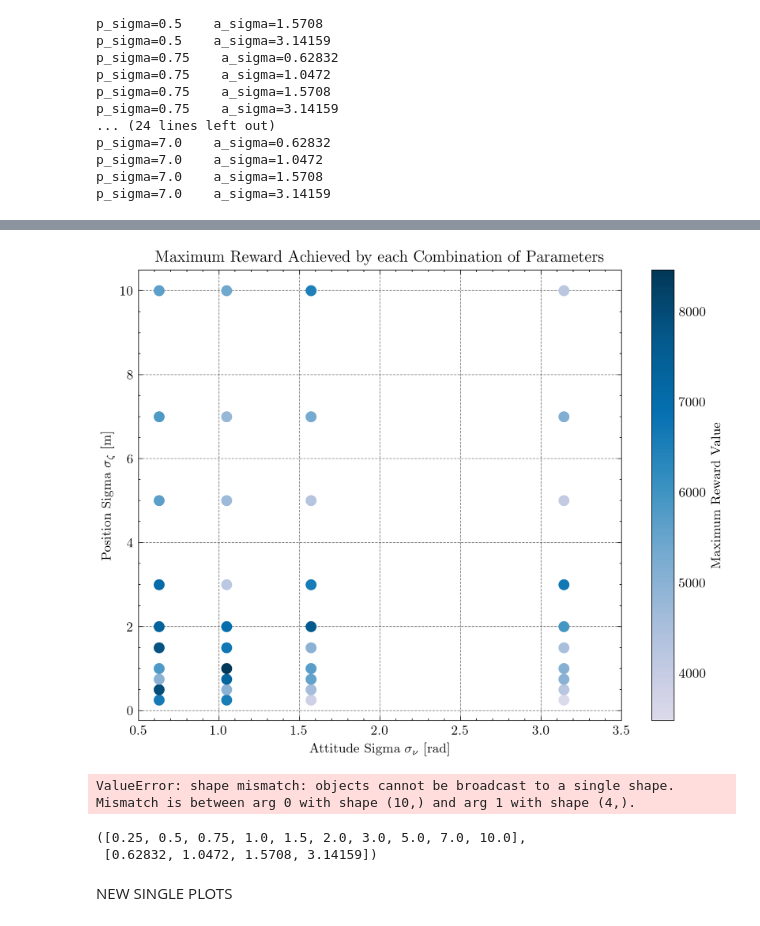
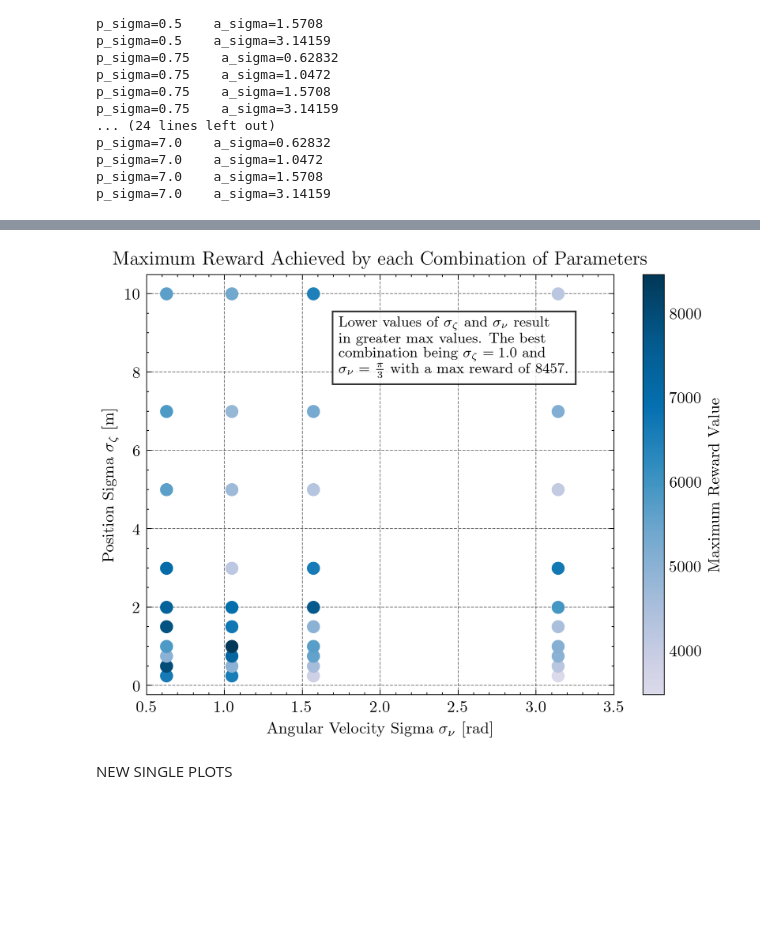
Before and after one commit to fidhalkotta/gym-copter-FTC, a Jupyter notebook: drl/experimentation/rewardModels/modelB/plotTrainingB.ipynb, the cells around one changed output, grey strips where cells are left out. Cells and saved outputs as stored; diff of their text form; code cells hidden in the pictures; blank space fills up the shorter version.

```diff
--- a/drl/experimentation/rewardModels/modelB/plotTrainingB.ipynb
+++ b/drl/experimentation/rewardModels/modelB/plotTrainingB.ipynb
@@ -13,12 +13,35 @@ import seaborn as sns
 from scipy import stats
 import tensorboard as tb
 import os
+from sklearn.metrics import mean_squared_error
+
 
 import scienceplots
 mpl.rc_file_defaults()
 mpl.rcParams['figure.dpi'] = 300
 mpl.rcParams["legend.edgecolor"] = 'black'
-plt.rc('legend', fontsize=8)
+plt.rc('legend', fontsize=10)
+
+def calc_RMSE(data,
+              real_values=(0, 0, 5, 0, 0),
+              cols=('x', 'y', 'z', 'phi', 'theta'),
+              z_settling_time=0,
+              ):
+    # Compute the RMSE for each column
+    for i, col in enumerate(cols):
+        pred = data[col]
+
+        if col == 'z':
+            pred = data.query('real_time >= @z_settling_time')[col]
+            z_sse = pred.mean() - real_values[i]
+            print(f'SSE for {col}: {z_sse:.5f}')
+
+        # Get the predicted values and compute the RMSE
+        true = real_values[i] * np.ones(len(pred))
+        rmse = mean_squared_error(true, pred, squared=False)
+
+        # Print the RMSE
+        print(f'RMSE for {col}: {rmse:.5f}')
 # %% [markdown]
 Load Data from Experiment
 # %%
@@ -180,7 +201,7 @@ plt.show()
 # %%
 from matplotlib.colors import ListedColormap
 
-plt.style.use(['science', 'high-vis'])
+plt.style.use(['science', 'grid', 'high-vis'])
 
 # Create a list of position sigmas and attitude sigmas
 position_sigmas = sorted(list(set([p for p, a in max_values.keys()])))
@@ -204,37 +225,46 @@ vmax = max(max_values_list)
 # create a colormap
 cmap = plt.cm.get_cmap('PuBu')
 colors = cmap(np.linspace(0.2, 1, cmap.N))
 cmap = ListedColormap(colors)
 
 # create a figure and axis object
-fig, ax = plt.subplots(figsize=(8, 6))
+fig, ax = plt.subplots(figsize=(6.5, 4.7))
 
 # loop through each position and attitude sigma
 for i, p in enumerate(position_sigmas):
     for j, a in enumerate(attitude_sigmas):
         # get the max value at this position and attitude sigma
         max_val = max_values[(p, a)]
         # plot a point at this position with color corresponding to the max value
         ax.scatter(a, p, c=max_val, cmap=cmap, vmin=vmin, vmax=vmax, s=50)
 
 # set axis labels and title
-ax.set_xlabel('Attitude Sigma $\sigma_{\\nu}$ [rad]')
+ax.set_xlabel('Angular Velocity Sigma $\sigma_{\\nu}$ [rad]')
 ax.set_ylabel('Position Sigma $\sigma_{\zeta}$  [m]')
 ax.set_title('Maximum Reward Achieved by each Combination of Parameters')
 ax.set_xlim([0.5, 3.5])
 
 # add a colorbar
 sm = plt.cm.ScalarMappable(cmap=cmap, norm=plt.Normalize(vmin=vmin, vmax=vmax))
 sm.set_array([])
 cbar = fig.colorbar(sm)
 cbar.ax.set_ylabel('Maximum Reward Value')
 
 
-# plt.savefig(f'images/sigmaOptimisationScatterPlot.png', dpi=300)
+# Create the text box
+text = "Lower values of $\sigma_{\zeta}$ and $\sigma_{\\nu}$ result\n" \
+       "in greater max values. The best\n" \
+       "combination being $\sigma_{\zeta}=1.0$ and\n" \
+       "$\sigma_{\\nu}=\\frac{\pi}{3}$ with a max reward of $8457$."
+bbox = dict(facecolor='white', edgecolor='black', alpha=0.8)
+fig.text(0.38, 0.7, text, fontsize=9, bbox=bbox, transform=fig.transFigure)
+
+
+plt.savefig(f'images/sigmaOptimisationScatterPlot-v3.pdf', dpi=300)
 
 plt.show()
 # %% [output]
-[figure, old version]
+[figure, new version]
 # %%
 from scipy.interpolate import griddata
 
@@ -252,11 +282,3 @@ max_value_mesh = griddata((position_sigmas, attitude_sigmas),
                           max_values_list,
                           (new_position_mesh, new_attitude_mesh),
                           method='cubic')
-# %% [output]
-ValueError: shape mismatch: objects cannot be broadcast to a single shape.  Mismatch is between arg 0 with shape (10,) and arg 1 with shape (4,).
-# %%
-(position_sigmas, attitude_sigmas)
-#len(max_values_list)
-# %% [output]
-([0.25, 0.5, 0.75, 1.0, 1.5, 2.0, 3.0, 5.0, 7.0, 10.0],
- [0.62832, 1.0472, 1.5708, 3.14159])
```
Also changed, not shown: parts of 12 cells of this notebook, 2 other files.
